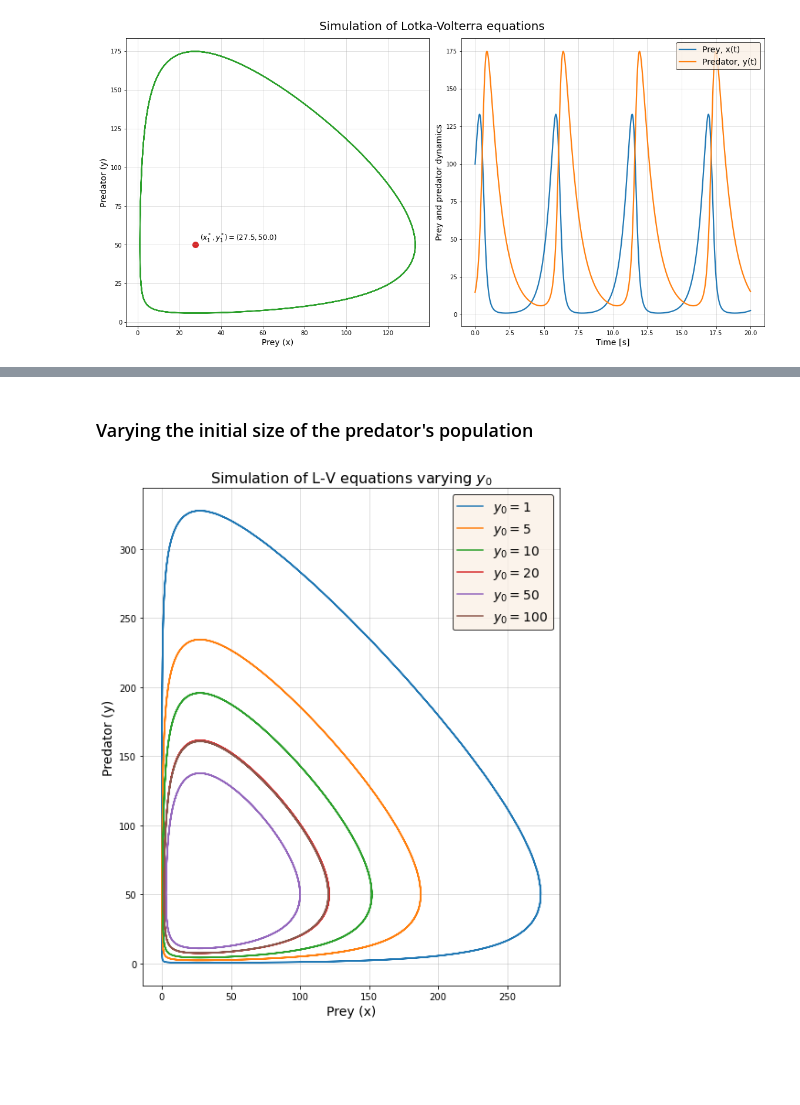
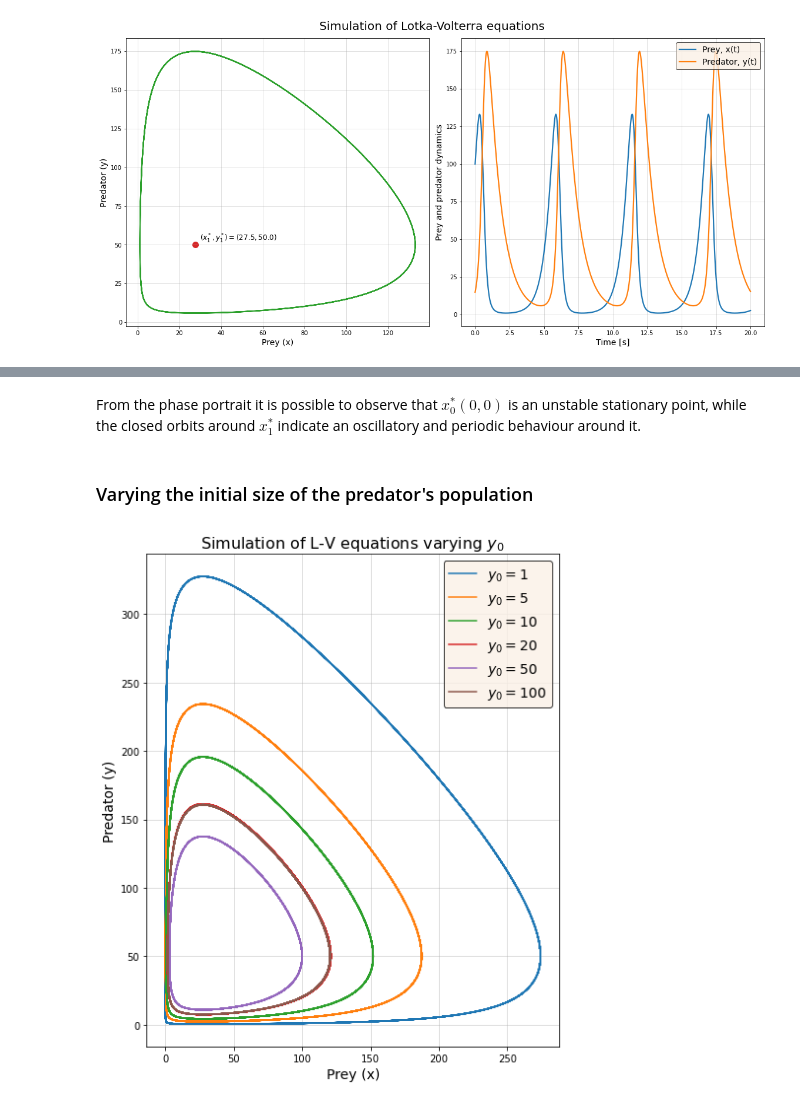
Before and after one commit to NicolaZomer/Physical_Models_of_Living_Systems, a Jupyter notebook: hw03_Lotka_Volterra.ipynb, the cells around one changed output, grey strips where cells are left out. Saved outputs shown, nothing was run; the diff lists cells and outputs as text; code cells hidden in the pictures; blank space fills up the shorter version.

```diff
--- a/hw03_Lotka_Volterra.ipynb
+++ b/hw03_Lotka_Volterra.ipynb
@@ -52,12 +52,12 @@ x_0 = 100
 y_0 = 15
 
 # function computing the derivative
-def derivative(z, time):
+def derivative(z, time, a_, c_, p_):
     '''
     z = (x, y)
     '''
-    xdot = a*z[0]-p*z[0]*z[1]
-    ydot = -c*z[1]+p*z[0]*z[1]
+    xdot = a_*z[0]-p_*z[0]*z[1]
+    ydot = -c_*z[1]+p_*z[0]*z[1]
 
     return [xdot, ydot]
 
@@ -66,7 +66,7 @@ def derivative(z, time):
 time_vec = np.linspace(0, 20, 1000)
 
 # full solution: call the odeint() method
-y = odeint(derivative, y0=[x_0, y_0], t=time_vec)
+y = odeint(derivative, y0=[x_0, y_0], t=time_vec, args=(a, c, p))
 # %%
 # plot the results
 fig, (ax0, ax1) = plt.subplots(1, 2, figsize=(16, 8))
@@ -97,0 +100,27 @@ plt.show()
+# %%
+X, Y = np.meshgrid(np.linspace(0, 100, 100), np.linspace(0, 100, 100))
+u, v = np.zeros_like(X), np.zeros_like(X)
+NI, NJ = X.shape
+
+for i in range(NI):
+    for j in range(NJ):
+        x, y = X[i, j], Y[i, j]
+        fp = derivative([x, y], 0, a, c, p)
+        u[i,j] = fp[0]
+        v[i,j] = fp[1]
+
+fig, ax = plt.subplots(figsize=(8, 8))
+ax.streamplot(X, Y, u, v)
+ax.scatter(x1_star, y1_star, color='C3', s=50)
+ax.scatter(0, 0, color='C3', s=50)
+
+ax.set_xlim(-1, 101)
+ax.set_ylim(-1, 101)
+ax.set_aspect('equal', 'box')
+
+ax.set_title('Phase portrait', fontsize=16)
+ax.set_xlabel('Prey (x)', fontsize=14)
+ax.set_ylabel('Predator (y)', fontsize=14)
+
+plt.tight_layout()
+plt.show()
@@ -98,22 +129,27 @@ plt.show()
+# %% [markdown]
+From the phase portrait it is possible to observe that $x_0^*(0, 0)$ is an unstable stationary point, while the closed orbits around $x_1^*$ indicate an oscillatory and periodic behaviour around it.
 # %% [markdown]
 ### Varying the initial size of the predator's population
+# %%
+time_vec = np.linspace(0, 100, 100000)
 # %%
 x0 = 100
 y0_vec = [1, 5, 10, 20, 50, 100]
 
-fig, ax = plt.subplots(figsize=(10, 10))
+fig, ax = plt.subplots(figsize=(8, 8))
 
 for i, y0_i in enumerate(y0_vec):
-    y_i = odeint(derivative, y0=[x0, y0_i], t=time_vec)
+    y_i = odeint(derivative, y0=[x0, y0_i], t=time_vec, args=(a, c, p))
     ax.plot(y_i[:, 0], y_i[:, 1], linewidth=1.5, label='$y_0=$%i' %y0_i)
 
 ax.set_title('Simulation of L-V equations varying $y_0$', fontsize=16)
 ax.set_xlabel('Prey (x)', fontsize=14)
 ax.set_ylabel('Predator (y)', fontsize=14)
 ax.grid(alpha=0.5)
 ax.set_aspect('equal', 'box')
 ax.legend(edgecolor='black', facecolor='linen', fontsize=14 , loc ='upper right')
 
+plt.tight_layout()
 plt.show()
 # %% [output]
-[figure, old version]
+[figure, new version]
```
Also changed, not shown: parts of 5 cells of this notebook, 1 other file.
